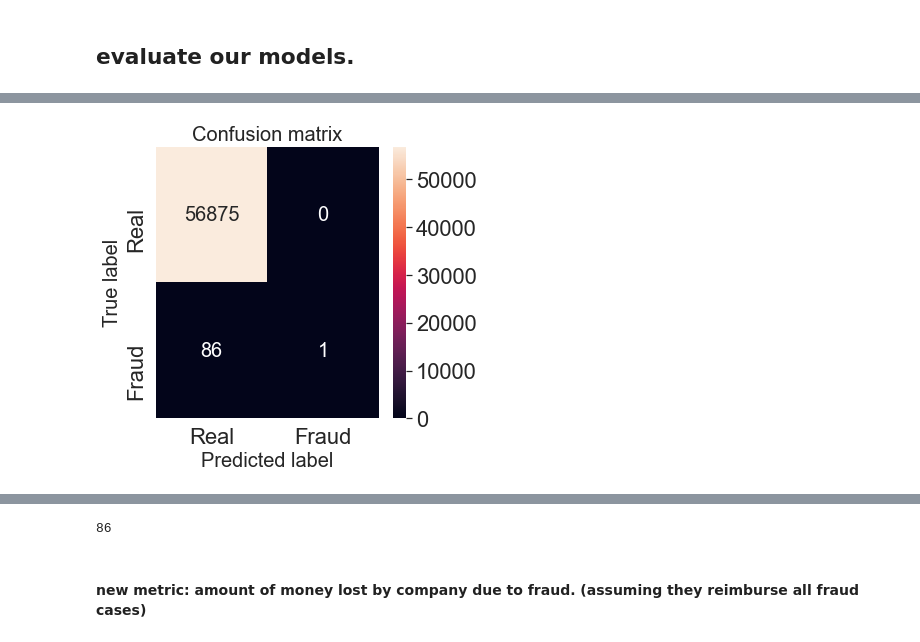
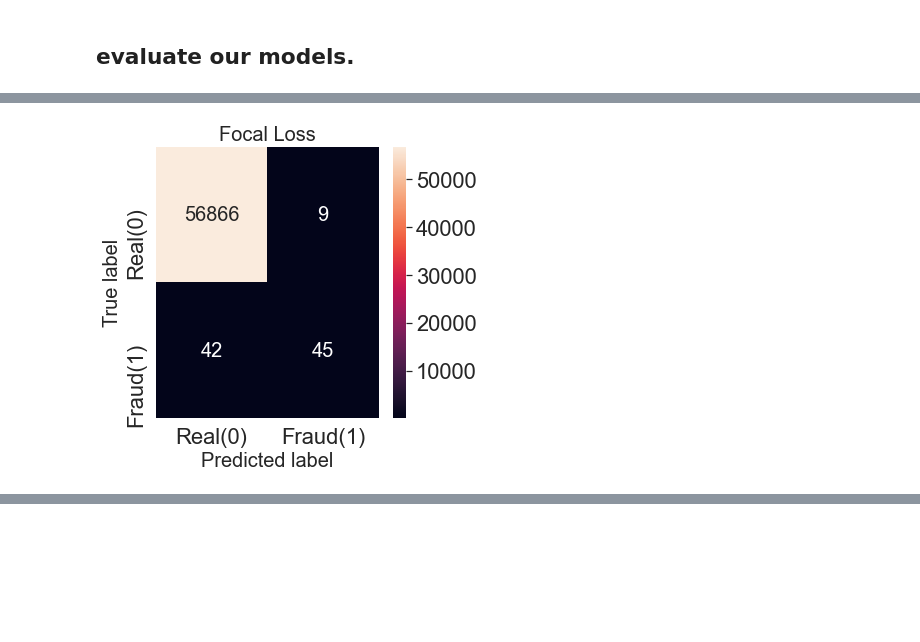
Before and after one commit to nershman/imbalanced-learning, a Jupyter notebook: notebook1.ipynb, the cells around one changed output, grey strips where cells are left out. Saved outputs shown, nothing was run; the diff lists cells and outputs as text; code cells hidden in the pictures; blank space fills up the shorter version.

Commit message:
finalized CNN , chose metrics and made graphs. updated readme with introduction.

```diff
--- a/notebook1.ipynb
+++ b/notebook1.ipynb
@@ -225,10 +228,9 @@ input_dim = X_train.shape[1]
 nb_classes = y_train.shape[1]
 
 #general CNN model.
-###DECIDE WHAT KIND CNN TO BUILD###UNFINISHED
 mod_focal.add(Dense(10, input_dim=input_dim, activation='relu', name='input'))
-mod_focal.add(Dense(20, activation='relu', name='fc1'))
-mod_focal.add(Dense(10, activation='relu', name='fc2'))
+mod_focal.add(Dense(25, activation='relu', name='fc1'))
+mod_focal.add(Dense(8, activation='relu', name='fc2'))
 mod_focal.add(Dense(nb_classes, activation='softmax', name='output'))
 # %%
 #loss models
@@ -243,11 +350,17 @@ mod_nearmiss = tf.keras.models.clone_model(mod_focal)
 # %%
 #define common terms for compiling models
-ourmetrics=['accuracy','AUC','Recall',tf.keras.metrics.FalsePositives(),tf.keras.metrics.FalseNegatives(), tf.keras.metrics.TruePositives(), tf.keras.metrics.TrueNegatives()]
+ourmetrics=[tf.keras.metrics.CategoricalCrossentropy(),'Recall','Precision',tf.keras.metrics.FalsePositives(),tf.keras.metrics.FalseNegatives(),
+            tf.keras.metrics.SpecificityAtSensitivity(sensitivity=0.8),
+            tf.keras.metrics.SensitivityAtSpecificity(specificity=0.8),'accuracy','AUC']
 opt= "sgd"
 # %%
 #compile the models
 
 mod_focal.compile(loss=FocalLoss(alpha=1),
+              optimizer=opt,
+              metrics=ourmetrics)
+
+mod_foc_weight.compile(loss=FocalLoss(alpha=1),
               optimizer=opt,
               metrics=ourmetrics)
 
@@ -257,7 +370,7 @@ mod_ce_acc.compile(loss='categorical_crossentropy',
 
 mod_ce_weight.compile(loss='binary_crossentropy',
               optimizer=opt,
-              metrics=ourmetrics)
+              metrics=ourmetrics) #in the case of 2 classes binary and categorical are equivalent.
 
 mod_SMOTE.compile(loss='categorical_crossentropy',
               optimizer=opt,
@@ -299,5 +411,12 @@ class TimeHistory(keras.callbacks.Callback):
 # %%
 #define our universal fitting params
 nb_batch = 1000
-nb_epoch = 8
+nb_epoch = 40
+time_focal = TimeHistory()
+time_ce = TimeHistory()
+time_nemi = TimeHistory()
+time_smote = TimeHistory()
+time_bal = TimeHistory()
+time_weight = TimeHistory()
+time_focweight = TimeHistory()
 # %%
@@ -436,22 +572,27 @@ score = mod_focal.evaluate(X_test, y_test, batch_size=1000) #evaluate fit using
 # %%
 %matplotlib inline
 from sklearn import metrics
 import matplotlib.pyplot as plt
 import seaborn as sns
 sns.set(font_scale=2)
 predictions = mod_focal.predict(X_test, batch_size=1000)
 
-LABELS = ['Real','Fraud']
+LABELS = ['Real(0)','Fraud(1)']
 
-max_test = np.argmax(y_test, axis=1)
+max_test = np.argmax(y_test, axis=1) # 0 for real, 1 for fraud
 max_predictions = np.argmax(predictions, axis=1)
 confusion_matrix = metrics.confusion_matrix(max_test, max_predictions)
 
 plt.figure(figsize=(5, 5))
 sns.heatmap(confusion_matrix, xticklabels=LABELS, yticklabels=LABELS, annot=True, fmt="d", annot_kws={"size": 20});
-plt.title("Confusion matrix", fontsize=20)
+plt.title("Focal Loss", fontsize=20)
 plt.ylabel('True label', fontsize=20)
 plt.xlabel('Predicted label', fontsize=20)
 plt.show()
+#number of fraud cases categorizes as real -> get the amount of money
+X_temp = X_orig.iloc[X_test.index]['Amount']
+total_monetary_loss = sum(X_temp[(max_test != max_predictions) & (max_test == 1)])
+print("total monetary loss: " + str(total_monetary_loss))
+print()
 # %% [output]
-[figure, old version]
+[figure, new version]
@@ -458,8 +599,0 @@ plt.show()
-# %%
-values = confusion_matrix.view()
-error_count = values.sum() - np.trace(values)
-error_count
-# %% [output]
-86
-# %% [markdown]
-#### new metric: amount of money lost by company due to fraud. (assuming they reimburse all fraud cases)
```
Also changed, not shown: parts of 39 cells of this notebook, 1 other file.
